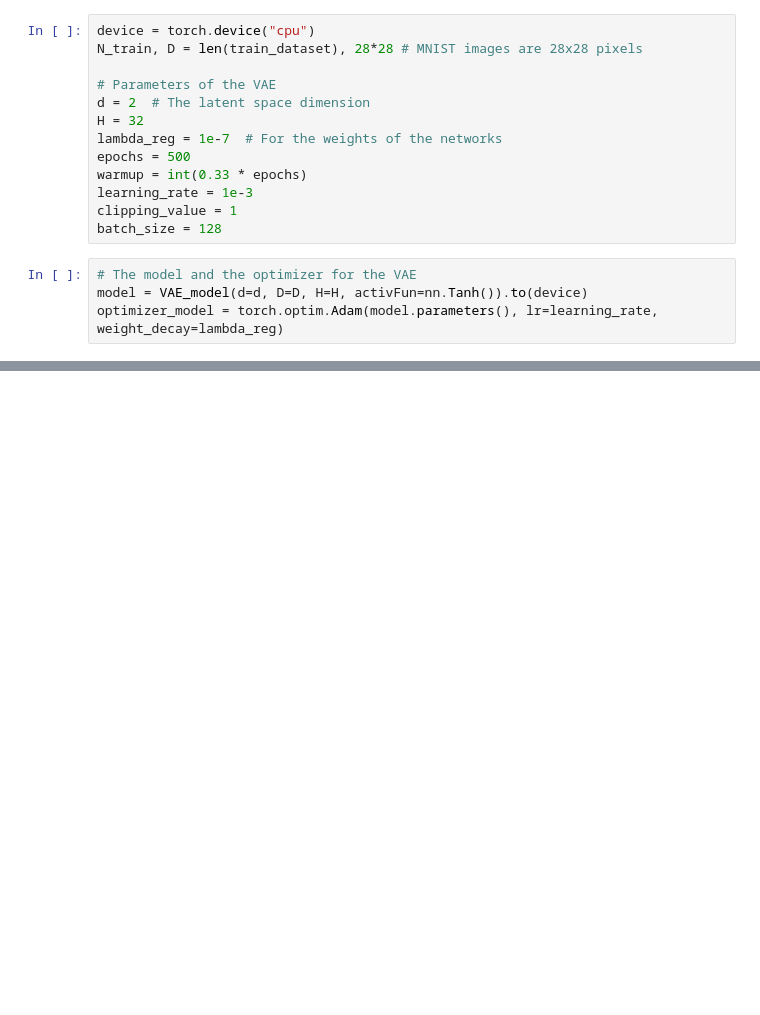
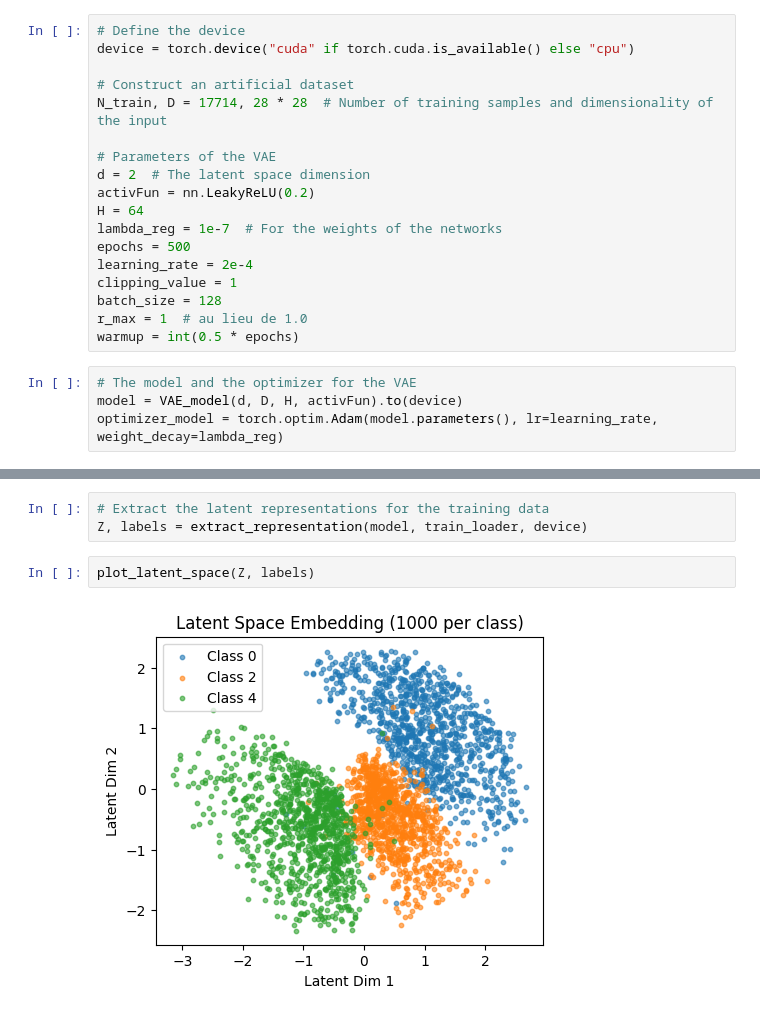
Before and after one commit to Jacqueslchq/Article_22, a Jupyter notebook: src/clustering.ipynb, the cells around one changed output, grey strips where cells are left out. Cells and saved outputs as stored; diff of their text form; blank space fills up the shorter version.

```diff
--- a/src/clustering.ipynb
+++ b/src/clustering.ipynb
@@ -37,17 +43,22 @@ New size of the dataset:  18930
 # %%
-device = torch.device("cpu")
-N_train, D = len(train_dataset), 28*28 # MNIST images are 28x28 pixels
+# Define the device
+device = torch.device("cuda" if torch.cuda.is_available() else "cpu")
+
+# Construct an artificial dataset
+N_train, D = 17714, 28 * 28  # Number of training samples and dimensionality of the input
 
 # Parameters of the VAE
 d = 2  # The latent space dimension
-H = 32
+activFun = nn.LeakyReLU(0.2)
+H = 64
 lambda_reg = 1e-7  # For the weights of the networks
 epochs = 500
-warmup = int(0.33 * epochs)
-learning_rate = 1e-3
+learning_rate = 2e-4
 clipping_value = 1
 batch_size = 128
+r_max = 1  # au lieu de 1.0
+warmup = int(0.5 * epochs)
 # %%
 # The model and the optimizer for the VAE
-model = VAE_model(d=d, D=D, H=H, activFun=nn.Tanh()).to(device)
+model = VAE_model(d, D, H, activFun).to(device)
 optimizer_model = torch.optim.Adam(model.parameters(), lr=learning_rate, weight_decay=lambda_reg)
@@ -132,0 +73,7 @@ if os.path.exists(model_path):
+# %%
+# Extract the latent representations for the training data
+Z, labels = extract_representation(model, train_loader, device)
+# %%
+plot_latent_space(Z, labels)
+# %% [output]
+[figure, added]
```
Also changed, not shown: parts of 11 cells of this notebook, 10 other files.
